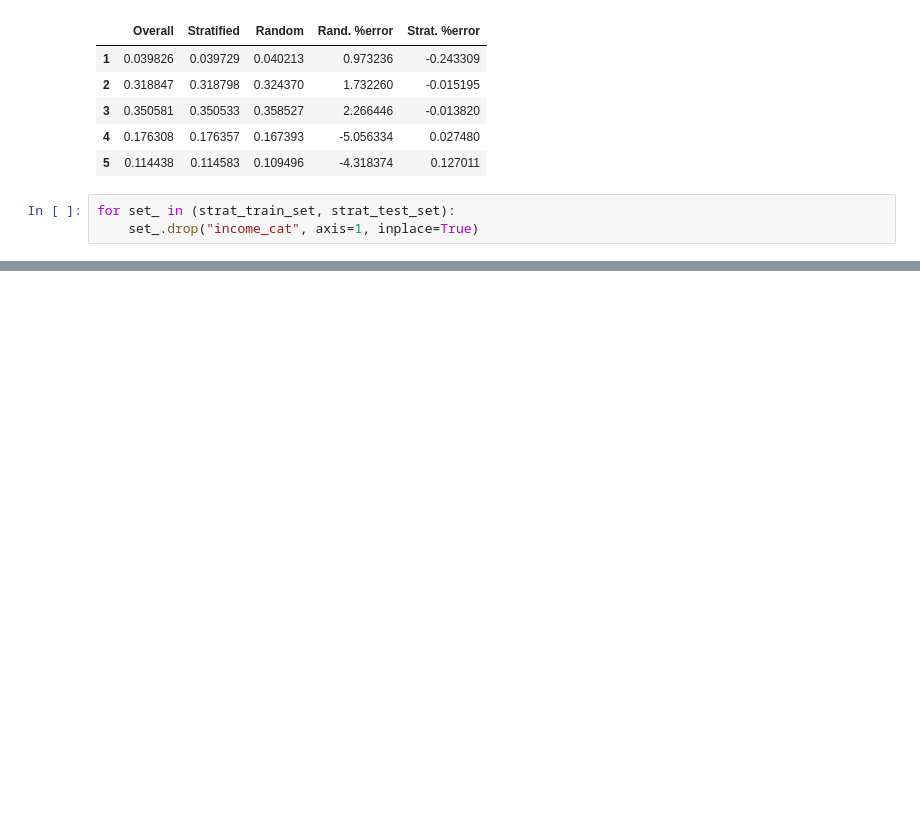
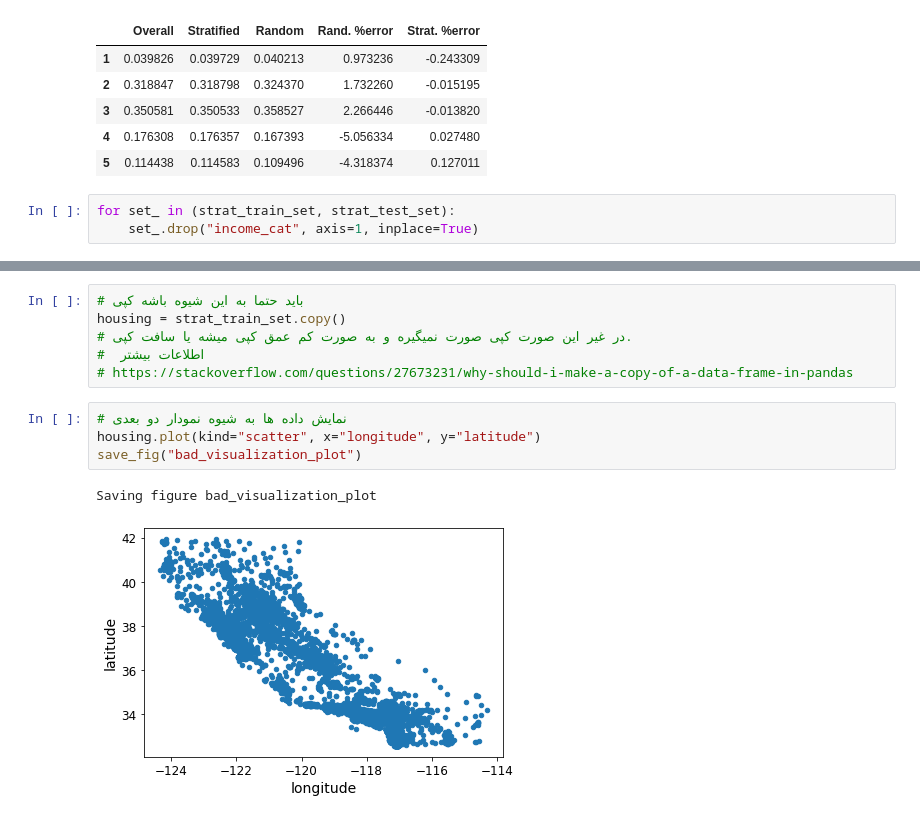
Before and after one commit to moaminsharifi/handson-ml2-fa, a Jupyter notebook: 02_end_to_end_machine_learning_project.ipynb, the cells around one changed output, grey strips where cells are left out. Cells and saved outputs as stored; diff of their text form; blank space fills up the shorter version.

```diff
--- a/02_end_to_end_machine_learning_project.ipynb
+++ b/02_end_to_end_machine_learning_project.ipynb
@@ -336,0 +336,13 @@ for set_ in (strat_train_set, strat_test_set):
+# %%
+# باید حتما به این شیوه باشه کپی
+housing = strat_train_set.copy()
+# در غیر این صورت کپی صورت نمیگیره و به صورت کم عمق کپی میشه یا سافت کپی.
+#  اطلاعات بیشتر
+# https://stackoverflow.com/questions/27673231/why-should-i-make-a-copy-of-a-data-frame-in-pandas
+# %%
+# نمایش داده ها به شیوه نمودار دو بعدی
+housing.plot(kind="scatter", x="longitude", y="latitude")
+save_fig("bad_visualization_plot")
+# %% [output]
+Saving figure bad_visualization_plot
+[figure, added]
```
Also changed, not shown: parts of 28 cells of this notebook, 7 other files.
